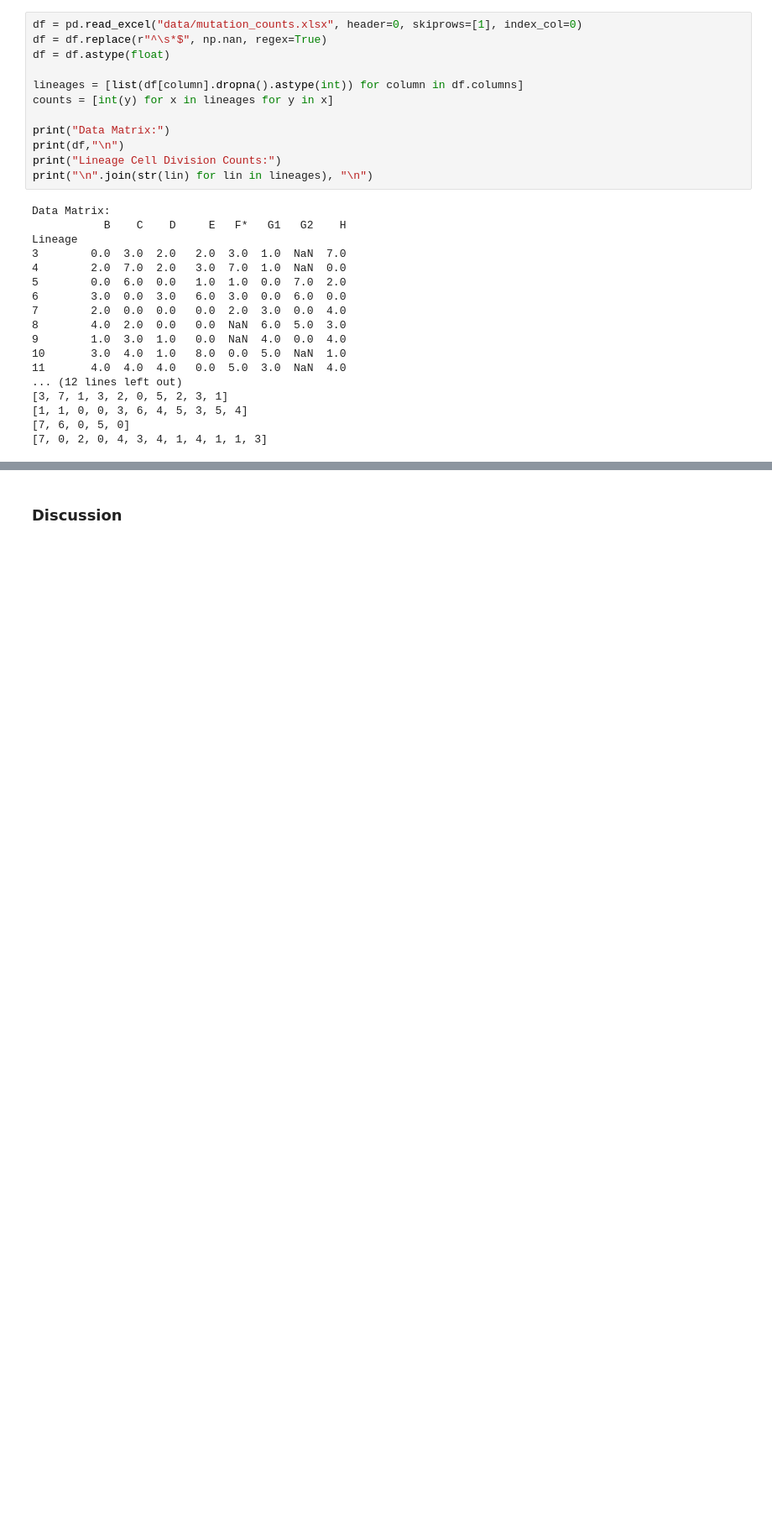
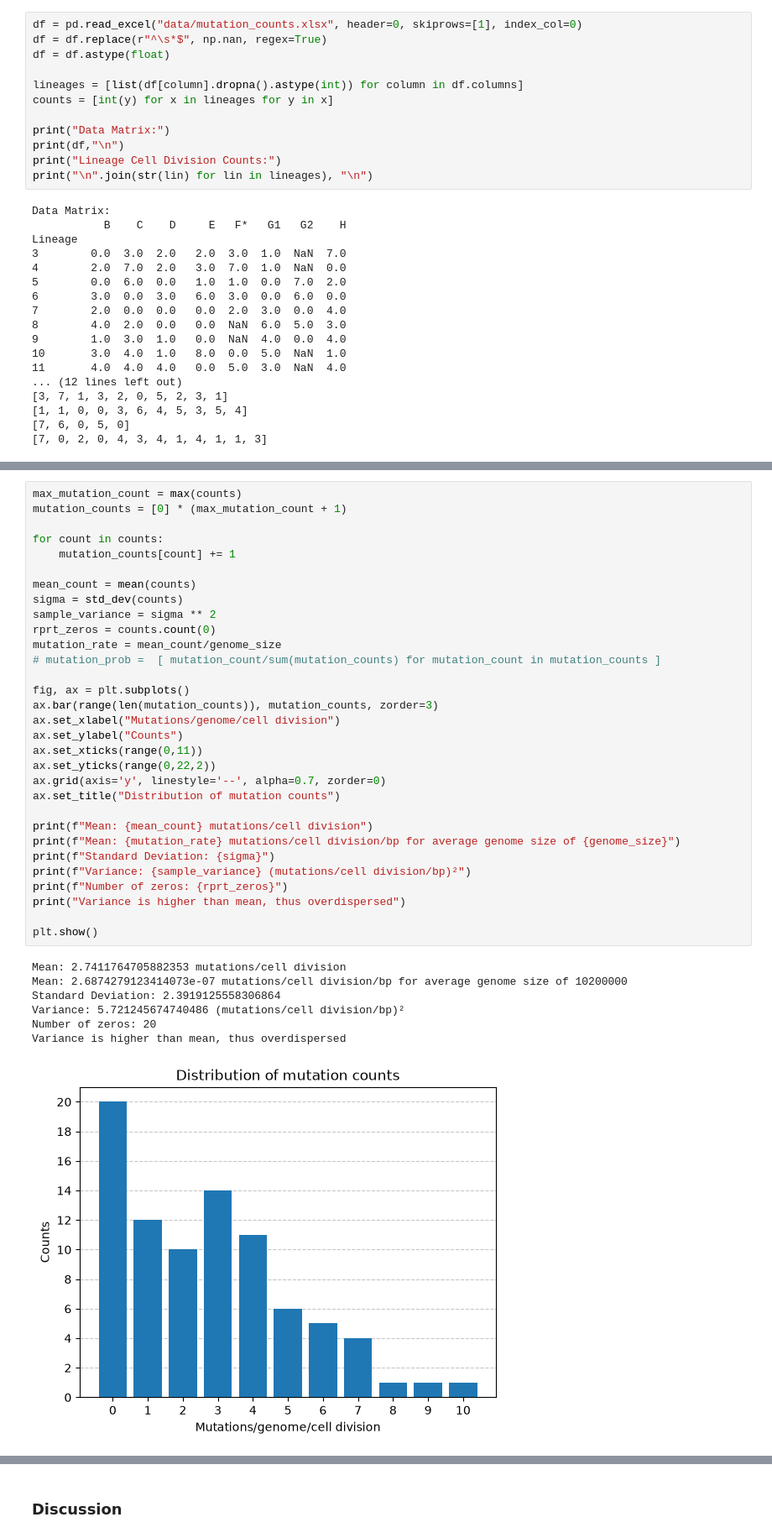
Before and after one commit to atomsim/cb2330-PRO1-Pair23, a Jupyter notebook: project.ipynb, the cells around one changed output, grey strips where cells are left out. Shown at 84% size. Drawn from its saved outputs; the diff is of its cells as text; blank space fills up the shorter version.

```diff
--- a/project.ipynb
+++ b/project.ipynb
@@ -490,0 +271,39 @@ plt.show()
+# %%
+max_mutation_count = max(counts)
+mutation_counts = [0] * (max_mutation_count + 1)
+
+for count in counts:
+    mutation_counts[count] += 1
+
+mean_count = mean(counts)
+sigma = std_dev(counts)
+sample_variance = sigma ** 2
+rprt_zeros = counts.count(0)
+mutation_rate = mean_count/genome_size
+# mutation_prob =  [ mutation_count/sum(mutation_counts) for mutation_count in mutation_counts ]
+
+fig, ax = plt.subplots()
+ax.bar(range(len(mutation_counts)), mutation_counts, zorder=3)
+ax.set_xlabel("Mutations/genome/cell division")
+ax.set_ylabel("Counts")
+ax.set_xticks(range(0,11))
+ax.set_yticks(range(0,22,2))
+ax.grid(axis='y', linestyle='--', alpha=0.7, zorder=0)
+ax.set_title("Distribution of mutation counts")
+
+print(f"Mean: {mean_count} mutations/cell division")
+print(f"Mean: {mutation_rate} mutations/cell division/bp for average genome size of {genome_size}")
+print(f"Standard Deviation: {sigma}")
+print(f"Variance: {sample_variance} (mutations/cell division/bp)²")
+print(f"Number of zeros: {rprt_zeros}")
+print("Variance is higher than mean, thus overdispersed")
+
+plt.show()
+# %% [output]
+Mean: 2.7411764705882353 mutations/cell division
+Mean: 2.6874279123414073e-07 mutations/cell division/bp for average genome size of 10200000
+Standard Deviation: 2.3919125558306864
+Variance: 5.721245674740486 (mutations/cell division/bp)²
+Number of zeros: 20
+Variance is higher than mean, thus overdispersed
+[figure, added]
```
Also changed, not shown: parts of 57 cells of this notebook.
